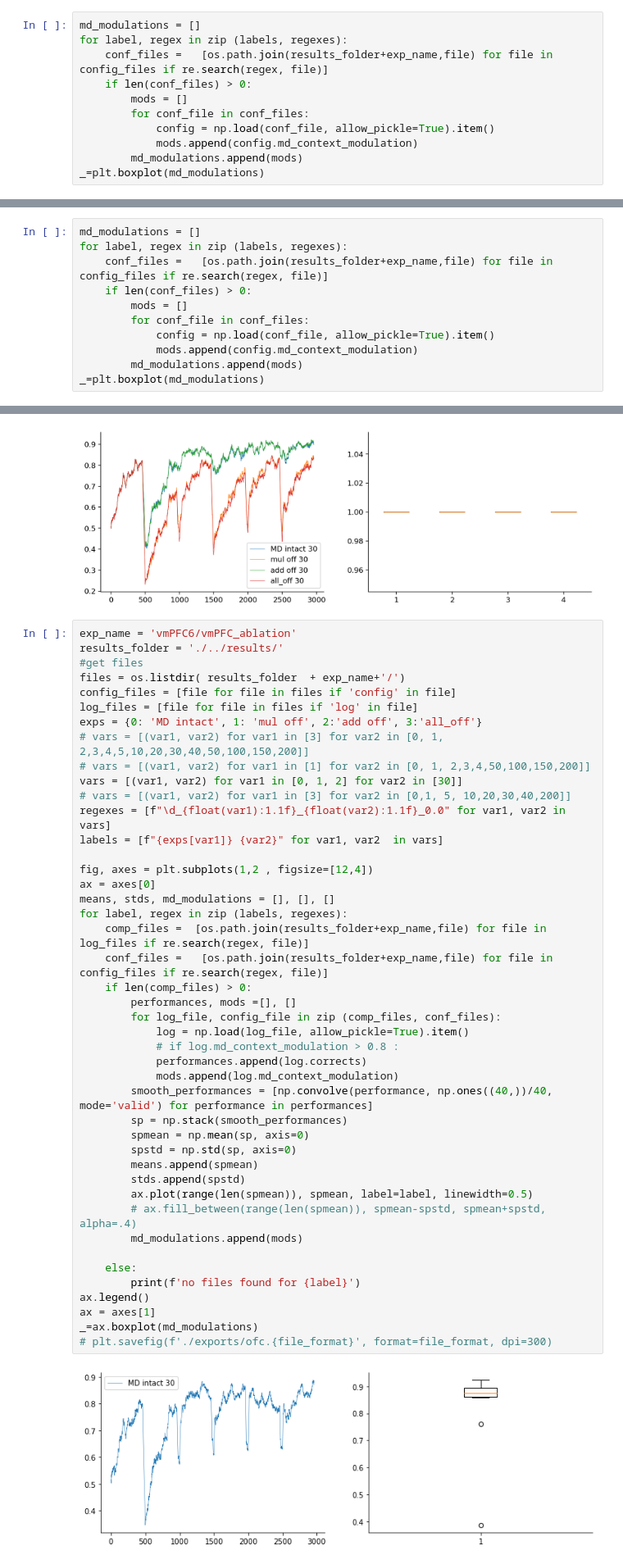
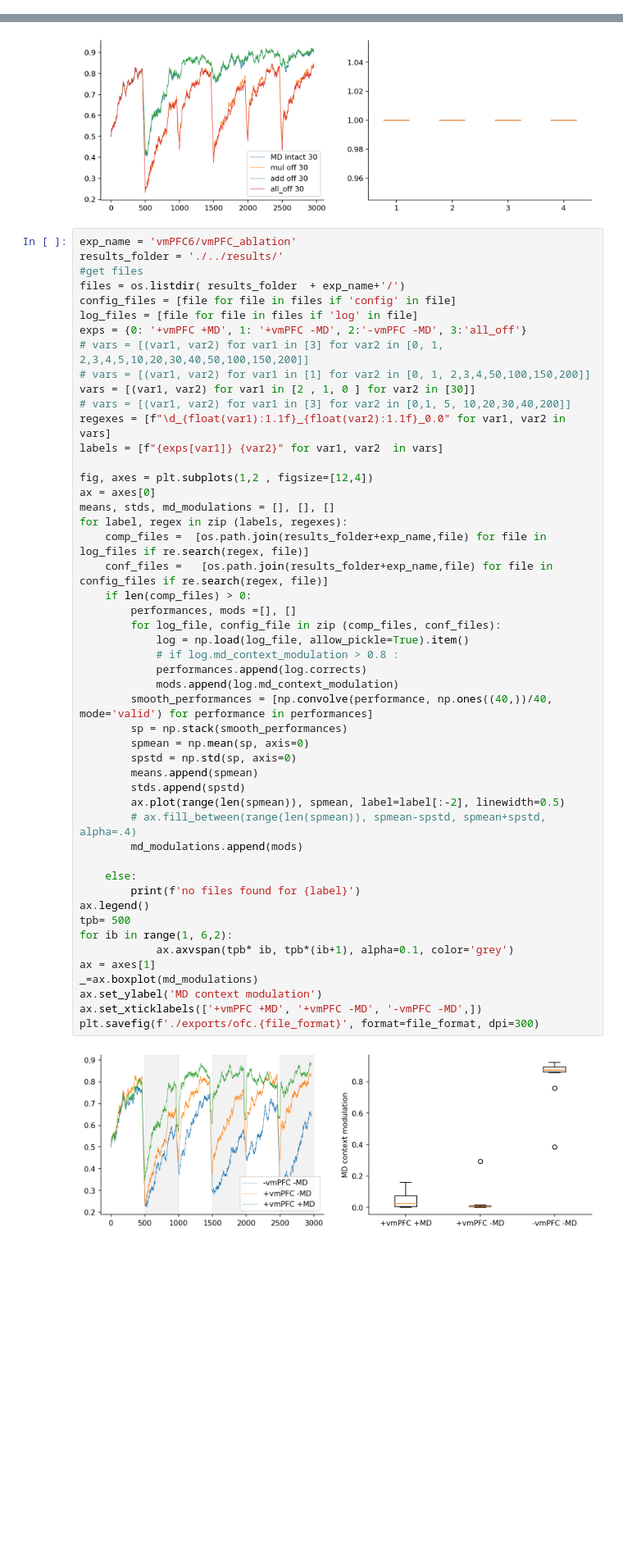
Before and after one commit to hummosa/MD-reservoir, a Jupyter notebook: analysis/average_performance_across_coditions.ipynb, the cells around one changed output, grey strips where cells are left out. Shown: that part at 82% size. Drawn from its saved outputs; the diff is of its cells as text; blank space fills up the shorter version.

```diff
--- a/analysis/average_performance_across_coditions.ipynb
+++ b/analysis/average_performance_across_coditions.ipynb
@@ -165,11 +166,0 @@ ax.set_xlim([0,10])
-# %%
-md_modulations = []
-for label, regex in zip (labels, regexes):
-    conf_files =   [os.path.join(results_folder+exp_name,file) for file in config_files if re.search(regex, file)]
-    if len(conf_files) > 0:
-        mods = []
-        for conf_file in conf_files:
-            config = np.load(conf_file, allow_pickle=True).item()
-            mods.append(config.md_context_modulation)
-        md_modulations.append(mods)
-_=plt.boxplot(md_modulations)
@@ -178,11 +166,0 @@ NameError: name 'regexes' is not defined
-# %%
-md_modulations = []
-for label, regex in zip (labels, regexes):
-    conf_files =   [os.path.join(results_folder+exp_name,file) for file in config_files if re.search(regex, file)]
-    if len(conf_files) > 0:
-        mods = []
-        for conf_file in conf_files:
-            config = np.load(conf_file, allow_pickle=True).item()
-            mods.append(config.md_context_modulation)
-        md_modulations.append(mods)
-_=plt.boxplot(md_modulations)
@@ -312,45 +291,50 @@ results_folder = './../results/'
 files = os.listdir( results_folder  + exp_name+'/')
 config_files = [file for file in files if 'config' in file]
 log_files = [file for file in files if 'log' in file]
-exps = {0: 'MD intact', 1: 'mul off', 2:'add off', 3:'all_off'}
+exps = {0: '+vmPFC +MD', 1: '+vmPFC -MD', 2:'-vmPFC -MD', 3:'all_off'}
 # vars = [(var1, var2) for var1 in [3] for var2 in [0, 1, 2,3,4,5,10,20,30,40,50,100,150,200]]
 # vars = [(var1, var2) for var1 in [1] for var2 in [0, 1, 2,3,4,50,100,150,200]]
-vars = [(var1, var2) for var1 in [0, 1, 2] for var2 in [30]]
+vars = [(var1, var2) for var1 in [2 , 1, 0 ] for var2 in [30]]
 # vars = [(var1, var2) for var1 in [3] for var2 in [0,1, 5, 10,20,30,40,200]]
 regexes = [f"\d_{float(var1):1.1f}_{float(var2):1.1f}_0.0" for var1, var2 in vars]
 labels = [f"{exps[var1]} {var2}" for var1, var2  in vars]
 
 fig, axes = plt.subplots(1,2 , figsize=[12,4])
 ax = axes[0]
 means, stds, md_modulations = [], [], []
 for label, regex in zip (labels, regexes):
     comp_files =  [os.path.join(results_folder+exp_name,file) for file in log_files if re.search(regex, file)]
     conf_files =   [os.path.join(results_folder+exp_name,file) for file in config_files if re.search(regex, file)]
     if len(comp_files) > 0:
         performances, mods =[], []
         for log_file, config_file in zip (comp_files, conf_files):
             log = np.load(log_file, allow_pickle=True).item()
             # if log.md_context_modulation > 0.8 :
             performances.append(log.corrects)
             mods.append(log.md_context_modulation)
         smooth_performances = [np.convolve(performance, np.ones((40,))/40, mode='valid') for performance in performances]
         sp = np.stack(smooth_performances)
         spmean = np.mean(sp, axis=0)
         spstd = np.std(sp, axis=0)
         means.append(spmean)
         stds.append(spstd)
-        ax.plot(range(len(spmean)), spmean, label=label, linewidth=0.5)
+        ax.plot(range(len(spmean)), spmean, label=label[:-2], linewidth=0.5)
         # ax.fill_between(range(len(spmean)), spmean-spstd, spmean+spstd, alpha=.4)
         md_modulations.append(mods)
 
     else:
         print(f'no files found for {label}')
 ax.legend()
+tpb= 500
+for ib in range(1, 6,2):
+            ax.axvspan(tpb* ib, tpb*(ib+1), alpha=0.1, color='grey')
 ax = axes[1]
 _=ax.boxplot(md_modulations)
-# plt.savefig(f'./exports/ofc.{file_format}', format=file_format, dpi=300)
+ax.set_ylabel('MD context modulation')
+ax.set_xticklabels(['+vmPFC +MD', '+vmPFC -MD', '-vmPFC -MD',])
+plt.savefig(f'./exports/ofc.{file_format}', format=file_format, dpi=300)
 # %% [output]
-[figure, old version]
+[figure, new version]
 # %%
 i = 0
 fig, axes = plt.subplots(4,4)
```
Also changed, not shown: parts of 6 cells of this notebook, 3 other files.
